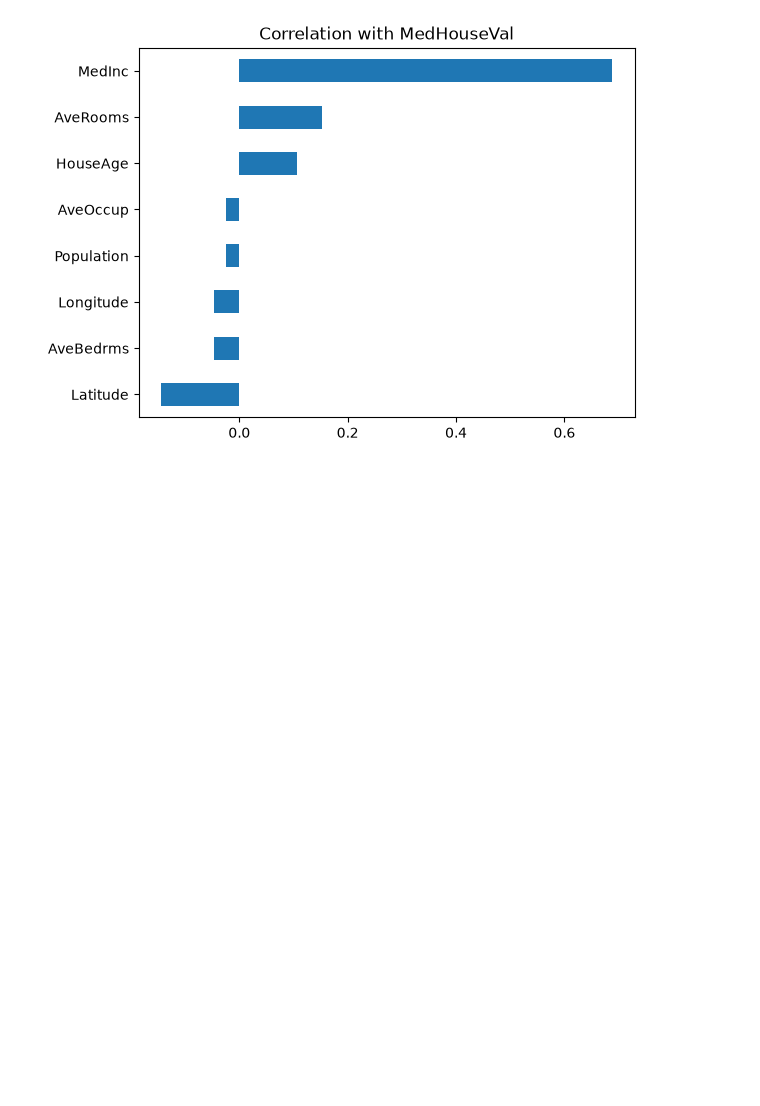
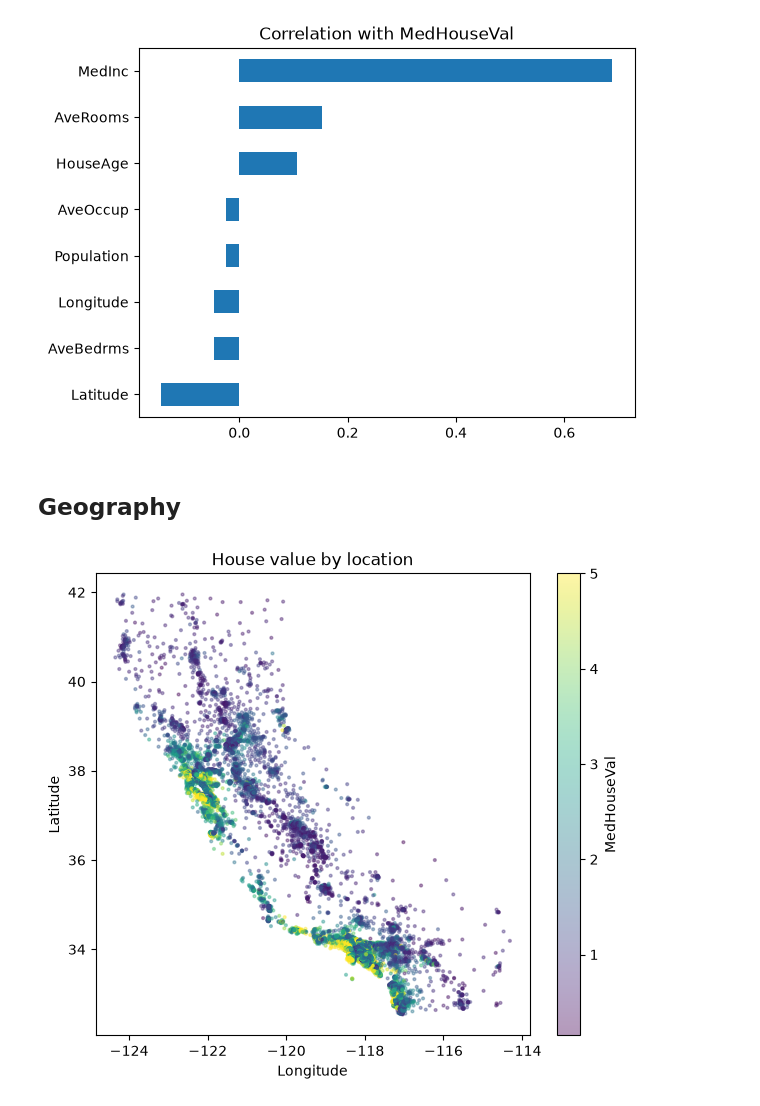
Before and after one commit to akylbek04/house-price-prediction, a Jupyter notebook: notebooks/01_eda.ipynb, the cells around one changed output. Drawn from its saved outputs; the diff is of its cells as text; code cells hidden in the pictures; blank space fills up the shorter version.

Commit message:
EDA: map house value by location

```diff
--- a/notebooks/01_eda.ipynb
+++ b/notebooks/01_eda.ipynb
@@ -85,3 +85,12 @@ plt.title("Correlation with MedHouseVal")
 plt.show()
 # %% [output]
 [figure]
+# %% [markdown]
+## Geography
+# %%
+df.plot.scatter(x="Longitude", y="Latitude", c="MedHouseVal", cmap="viridis",
+                s=4, alpha=0.4, figsize=(7, 6))
+plt.title("House value by location")
+plt.show()
+# %% [output]
+[figure, added]
```
